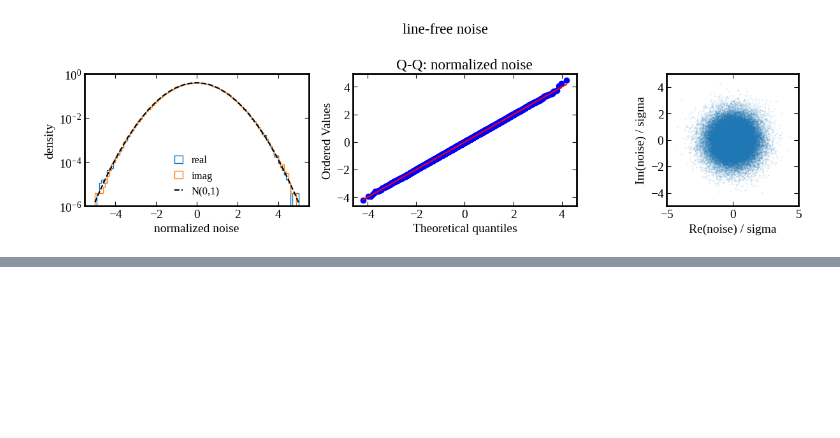
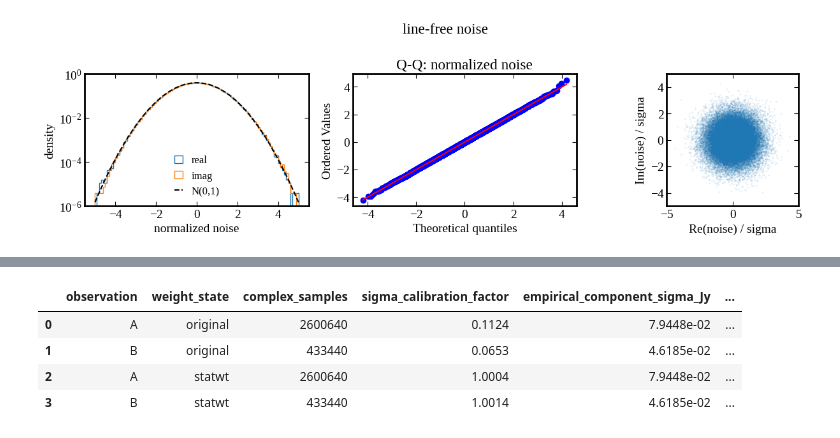
Before and after one commit to tjtakys/glint, a Jupyter notebook: examples/test_imaging/test_visibility_processing.ipynb, the cells around one changed output, grey strips where cells are left out. Drawn from its saved outputs; the diff is of its cells as text; code cells hidden in the pictures; blank space fills up the shorter version.

```diff
--- a/examples/test_imaging/test_visibility_processing.ipynb
+++ b/examples/test_imaging/test_visibility_processing.ipynb
@@ -457,0 +598,80 @@ Gaussian expectations: |z|>1,2,3 = 0.31731, 0.04550, 0.00270
+# %%
+STATWT_WORK = WORK / 'statwt_two_observation'
+STATWT_WORK.mkdir(parents=True, exist_ok=True)
+STATWT_A_MS = STATWT_WORK / 'observation_A.noisy.statwt_corrected.ms'
+STATWT_B_MS = STATWT_WORK / 'observation_B.noisy.statwt_corrected.ms'
+LINE_FREE_FITSPW = '0:0~3;11~14'
+
+def prepare_statwt_copy(source_ms, target_ms):
+    done_marker = Path(f'{target_ms}.done')
+    if done_marker.exists():
+        return
+    if not target_ms.exists():
+        shutil.copytree(source_ms, target_ms)
+    statwt(
+        vis=str(target_ms), datacolumn='corrected',
+        fitspw=LINE_FREE_FITSPW, combine='corr',
+        timebin='10000000s', chanbin='spw', minsamp=2,
+        statalg='classic', flagbackup=False, preview=False,
+    )
+    done_marker.touch()
+
+def noise_weight_diagnostic(label, signal_ms, noisy_ms, weight_state):
+    signal_uv = load_uv(signal_ms)
+    noisy_uv = load_uv(noisy_ms)
+    valid = ~(signal_uv['flag'] | noisy_uv['flag'])
+    line_free = np.zeros_like(valid)
+    line_free[LINE_FREE] = valid[LINE_FREE]
+    noise = (noisy_uv['data'] - signal_uv['data'])[line_free]
+    sigma = noisy_uv['sigma'][line_free]
+    scale = np.sqrt(np.mean(np.abs(noise / sigma)**2) / 2.0)
+    return {
+        'observation': label,
+        'weight_state': weight_state,
+        'complex_samples': noise.size,
+        'sigma_calibration_factor': scale,
+        'empirical_component_sigma_Jy': np.sqrt(
+            np.mean(np.abs(noise)**2) / 2.0
+        ),
+        'median_sigma_from_WEIGHT_Jy': np.median(sigma),
+        'median_Stokes_WEIGHT': np.median(
+            noisy_uv['weight'][line_free]
+        ),
+    }
+
+raw_weight_rows = [
+    noise_weight_diagnostic('A', SIGNAL_MS, NOISY_MS, 'original'),
+    noise_weight_diagnostic('B', SIGNAL_MS_B, NOISY_MS_B, 'original'),
+]
+prepare_statwt_copy(NOISY_MS, STATWT_A_MS)
+prepare_statwt_copy(NOISY_MS_B, STATWT_B_MS)
+statwt_weight_rows = [
+    noise_weight_diagnostic('A', SIGNAL_MS, STATWT_A_MS, 'statwt'),
+    noise_weight_diagnostic('B', SIGNAL_MS_B, STATWT_B_MS, 'statwt'),
+]
+weight_diagnostic_table = pd.DataFrame(
+    raw_weight_rows + statwt_weight_rows
+)
+display(weight_diagnostic_table.style.format({
+    'sigma_calibration_factor': '{:.4f}',
+    'empirical_component_sigma_Jy': '{:.4e}',
+    'median_sigma_from_WEIGHT_Jy': '{:.4e}',
+    'median_Stokes_WEIGHT': '{:.4e}',
+}))
+
+raw_scales = weight_diagnostic_table.query(
+    "weight_state == 'original'"
+).set_index('observation').sigma_calibration_factor
+statwt_scales = weight_diagnostic_table.query(
+    "weight_state == 'statwt'"
+).set_index('observation').sigma_calibration_factor
+raw_relative_scale_ratio = raw_scales.max() / raw_scales.min()
+statwt_relative_scale_ratio = statwt_scales.max() / statwt_scales.min()
+print(f'original A/B calibration-factor spread : {raw_relative_scale_ratio:.4f}')
+print(f'statwt   A/B calibration-factor spread : {statwt_relative_scale_ratio:.4f}')
+# %% [output]
+|  | observation | weight_state | complex_samples | sigma_calibration_factor | empirical_component_sigma_Jy | ... |
+| 0 | A | original | 2600640 | 0.1124 | 7.9448e-02 | ... |
+| 1 | B | original | 433440 | 0.0653 | 4.6185e-02 | ... |
+| 2 | A | statwt | 2600640 | 1.0004 | 7.9448e-02 | ... |
+| 3 | B | statwt | 433440 | 1.0014 | 4.6185e-02 | ... |
```
Also changed, not shown: parts of 25 cells of this notebook.
